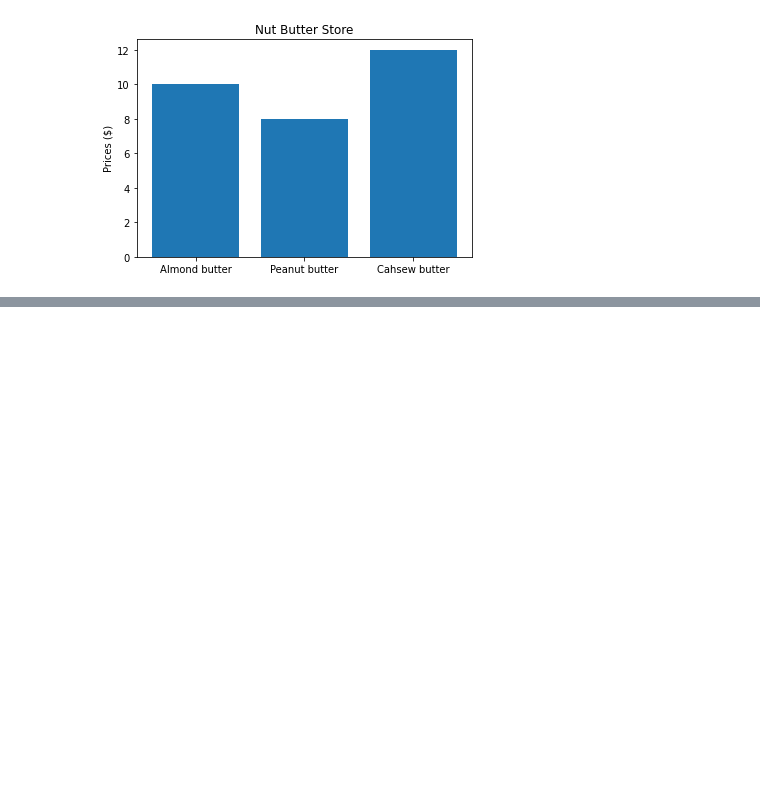
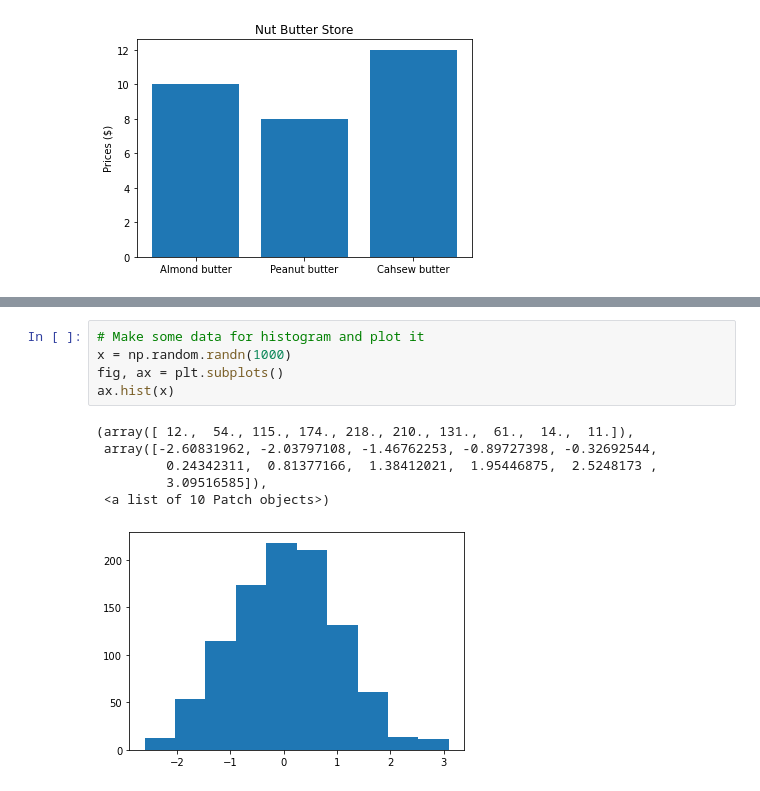
Before and after one commit to rodrez/ML, a Jupyter notebook: intro-to-matplotlib.ipynb, the cells around one changed output, grey strips where cells are left out. Drawn from its saved outputs; the diff is of its cells as text; blank space fills up the shorter version.

```diff
--- a/intro-to-matplotlib.ipynb
+++ b/intro-to-matplotlib.ipynb
@@ -134,0 +141,12 @@ ax.set(title="Nut Butter Store",
+# %%
+# Make some data for histogram and plot it
+x = np.random.randn(1000)
+fig, ax = plt.subplots()
+ax.hist(x)
+# %% [output]
+(array([ 12.,  54., 115., 174., 218., 210., 131.,  61.,  14.,  11.]),
+ array([-2.60831962, -2.03797108, -1.46762253, -0.89727398, -0.32692544,
+         0.24342311,  0.81377166,  1.38412021,  1.95446875,  2.5248173 ,
+         3.09516585]),
+ <a list of 10 Patch objects>)
+[figure, added]
```
Also changed, not shown: parts of 18 cells of this notebook.
